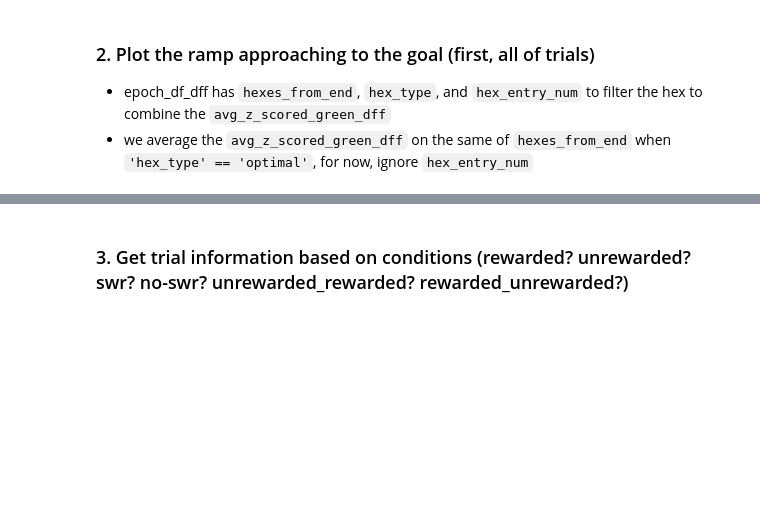
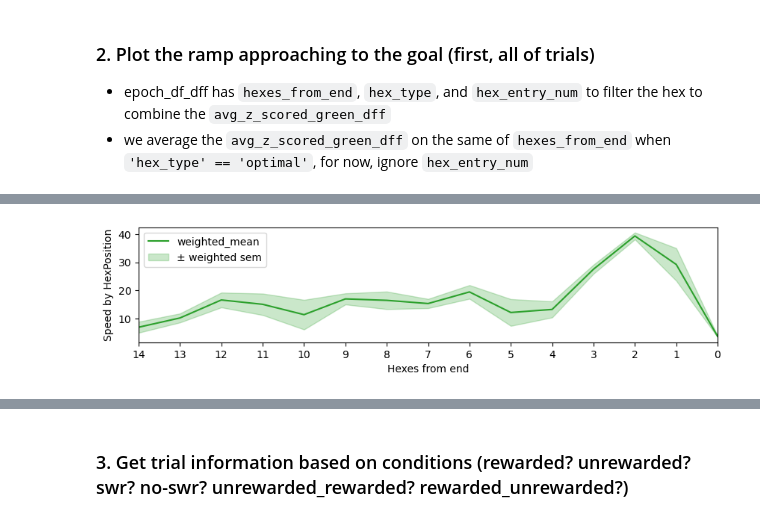
Before and after one commit to calderast/Hex-maze-spyglass, a Jupyter notebook: Ramp_Analysis_YS.ipynb, the cells around one changed output, grey strips where cells are left out. Cells and saved outputs as stored; diff of their text form; code cells hidden in the pictures; blank space fills up the shorter version.

```diff
--- a/Ramp_Analysis_YS.ipynb
+++ b/Ramp_Analysis_YS.ipynb
@@ -238,0 +330,3 @@ plot_dff_ramp(dff_by_hexes_from_end, exclude_end_port=True, max_hexes_from_end=1
+# %%
+epoch_df_dff_speed = add_speed_column_by_duration(epoch_df_dff, hex_size=13, new_col_name='speed')
+epoch_df_dff_speed
@@ -238,0 +383,37 @@ plot_dff_ramp(dff_by_hexes_from_end, exclude_end_port=True, max_hexes_from_end=1
+# %%
+def add_averaged_speed_column(epoch_df, hex_and_pos_df, new_col_name: str):
+    """
+    Calculate the average speed between each hex's entry_time and exit_time.
+
+    Parameters:
+    epoch_df (pd.DataFrame): DataFrame containing hex path data with 'entry_time' and 'exit_time' columns.
+    phot_series (FiberPhotometryResponseSeries): Photometry series object containing timestamps and data.
+
+    Returns:
+    pd.DataFrame: Updated DataFrame with a new column specified by col_name.
+    """
+    df = epoch_df.copy()
+    avg_series_list = []
+
+    timestamps = hex_and_pos_df.index.values
+    data = hex_and_pos_df.speed.values
+
+    for _, row in df.iterrows():
+        entry_time = row['entry_time']
+        exit_time = row['exit_time']
+
+        # Find indices of timestamps within the entry and exit time
+        indices = np.where((timestamps >= entry_time) & (timestamps <= exit_time))[0]
+
+        if len(indices) > 0:
+            avg_speed = np.mean(data[indices])
+        else:
+            avg_speed = np.nan  # No data in this interval
+
+        avg_series_list.append(avg_speed)
+
+    df[new_col_name] = avg_series_list
+    return df
+# %%
+epoch_df_dff_speed_avg = add_averaged_speed_column(epoch_df_dff_speed, hex_and_pos_df, new_col_name='avg_speed')
+epoch_df_dff_speed_avg
@@ -238,0 +435,3 @@ plot_dff_ramp(dff_by_hexes_from_end, exclude_end_port=True, max_hexes_from_end=1
+# %%
+avg_speed_by_hexes_from_end = group_series_by_hexes_from_end(epoch_df_dff_speed_avg, series_col='avg_speed', hex_type=['optimal','choice_point'])
+display(avg_speed_by_hexes_from_end)
@@ -238,0 +458,4 @@ plot_dff_ramp(dff_by_hexes_from_end, exclude_end_port=True, max_hexes_from_end=1
+# %%
+plot_series_during_port_approach(avg_speed_by_hexes_from_end, series_col='weighted_mean', exclude_end_port=False, max_hexes_from_end=14, figtitle='Speed by HexPosition', figsize=(10,2))
+# %% [output]
+[figure, added]
```
Also changed, not shown: parts of 20 cells of this notebook.
